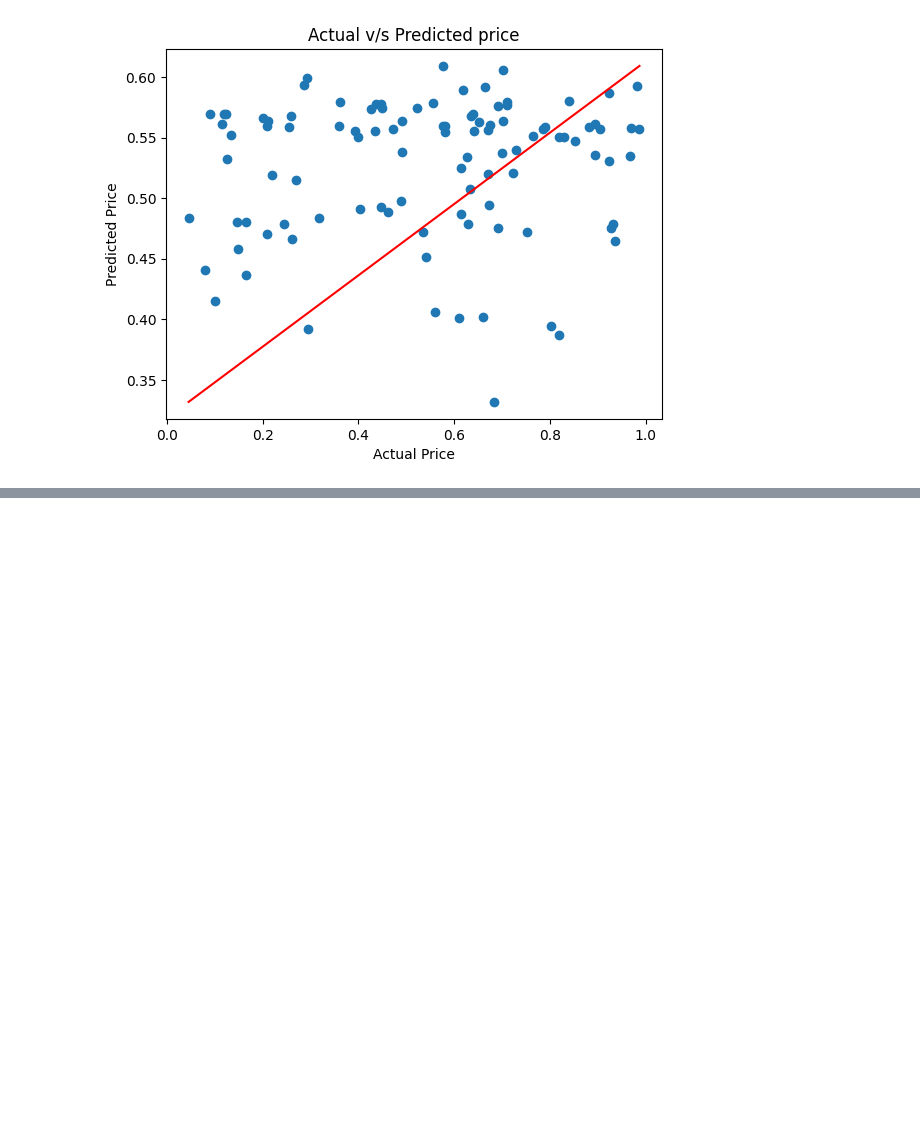
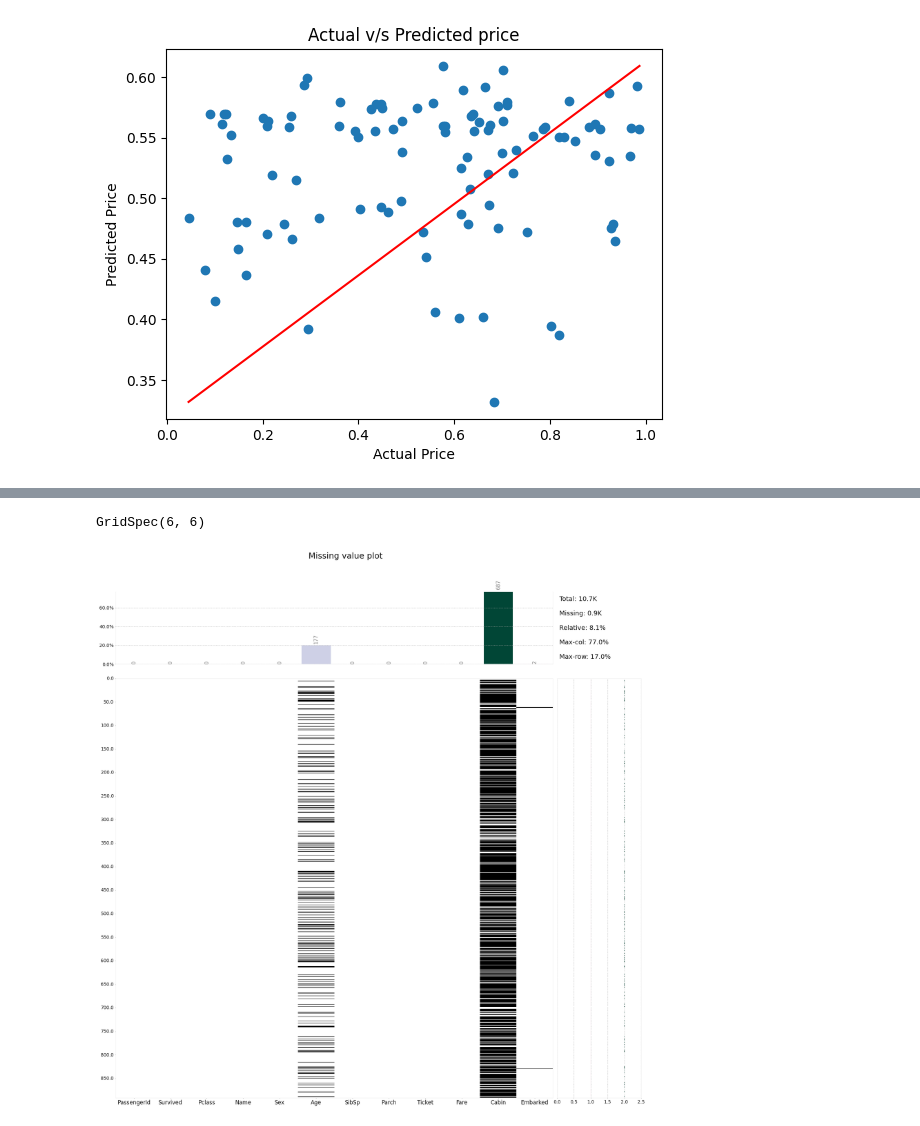
Before and after one commit to sujataprasad01/ML-Predicting-the-House-price, a Jupyter notebook: Predicting_the_House_price.ipynb, the cells around one changed output, grey strips where cells are left out. Saved outputs shown, nothing was run; the diff lists cells and outputs as text; code cells hidden in the pictures; blank space fills up the shorter version.

```diff
--- a/Predicting_the_House_price.ipynb
+++ b/Predicting_the_House_price.ipynb
@@ -504,0 +591,5 @@ Text(0.5, 1.0, 'Actual v/s Predicted price')
+# %%
+klib.missingval_plot(df2)
+# %% [output]
+GridSpec(6, 6)
+[figure, added]
```
Also changed, not shown: parts of 14 cells of this notebook.
